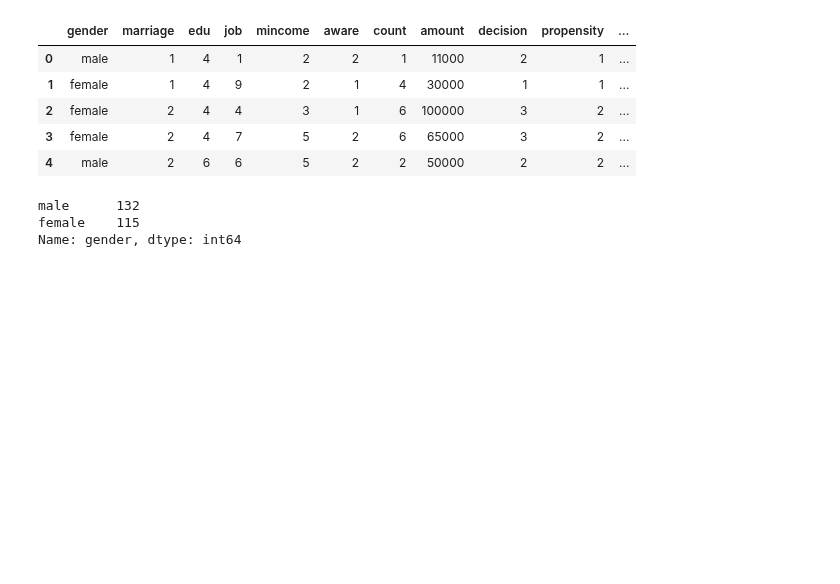
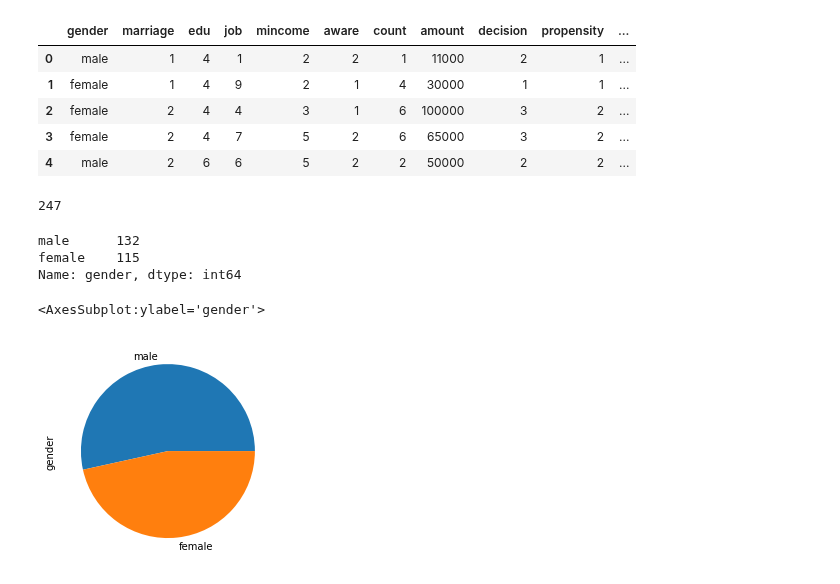
Before and after one commit to ljh15952/AI_Study, a Jupyter notebook: 빈도 분석&기술 통계량 분석/Source_1.ipynb, the cells around one changed output. Drawn from its saved outputs; the diff is of its cells as text; code cells hidden in the pictures; blank space fills up the shorter version.

```diff
--- a/빈도 분석&기술 통계량 분석/Source_1.ipynb
+++ b/빈도 분석&기술 통계량 분석/Source_1.ipynb
@@ -32,9 +32,18 @@ df.head()
 | 2 | female | 2 | 4 | 4 | 3 | 1 | 6 | 100000 | 3 | 2 | ... |
 | 3 | female | 2 | 4 | 7 | 5 | 2 | 6 | 65000 | 3 | 2 | ... |
 | 4 | male | 2 | 6 | 6 | 5 | 2 | 2 | 50000 | 2 | 2 | ... |
+# %%
+len(df)
+# %% [output]
+247
 # %%
 df['gender'].value_counts()
 # %% [output]
 male      132
 female    115
 Name: gender, dtype: int64
+# %%
+df['gender'].value_counts().plot(kind = 'pie')
+# %% [output]
+<AxesSubplot:ylabel='gender'>
+[figure, added]
```
Also changed, not shown: parts of 33 cells of this notebook.
